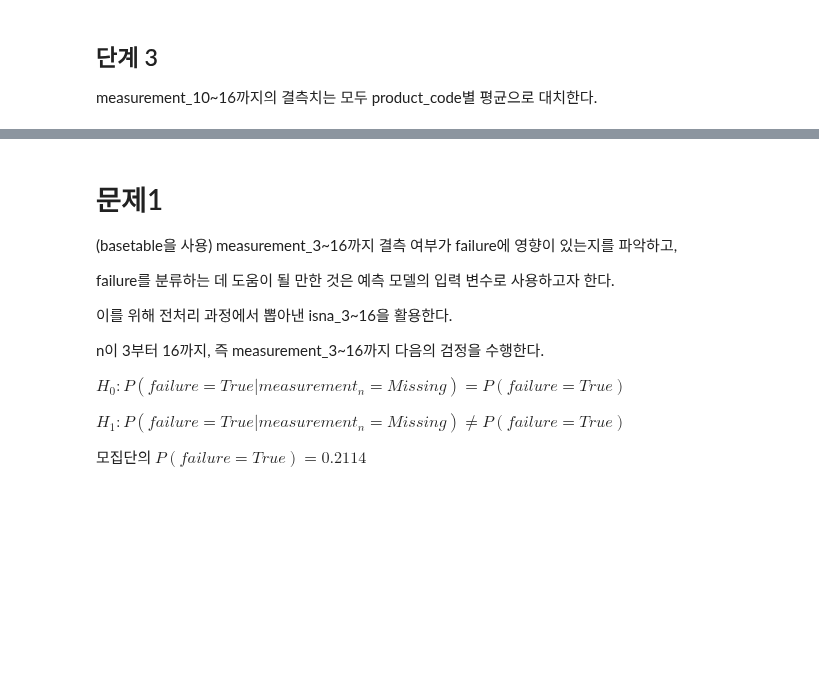
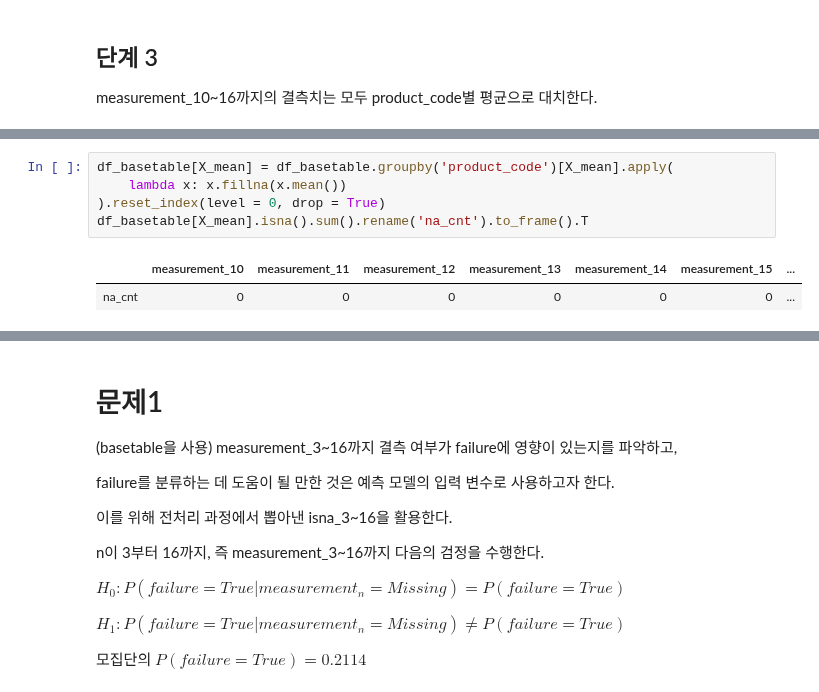
Before and after one commit to sunkusun9/DS_lv3_2509_1, a Jupyter notebook: sec_ds_lv3_prob1_prob.ipynb, the cells around one changed output, grey strips where cells are left out. Saved outputs shown, nothing was run; the diff lists cells and outputs as text; blank space fills up the shorter version.

```diff
--- a/sec_ds_lv3_prob1_prob.ipynb
+++ b/sec_ds_lv3_prob1_prob.ipynb
@@ -213,3 +257,11 @@ measurement_10~16까지의 결측치는 모두 product_code별 평균으로 대
+# %%
+df_basetable[X_mean] = df_basetable.groupby('product_code')[X_mean].apply(
+    lambda x: x.fillna(x.mean())
+).reset_index(level = 0, drop = True)
+df_basetable[X_mean].isna().sum().rename('na_cnt').to_frame().T
+# %% [output]
+|  | measurement_10 | measurement_11 | measurement_12 | measurement_13 | measurement_14 | measurement_15 | ... |
+| na_cnt | 0 | 0 | 0 | 0 | 0 | 0 | ... |
 # %% [markdown]
 Hint] 전처리 단계에서 보간 결과를 확인해 보기 위한 각 변수의 평균과 표본표준편차.
 
```
Also changed, not shown: parts of 4 cells of this notebook.
